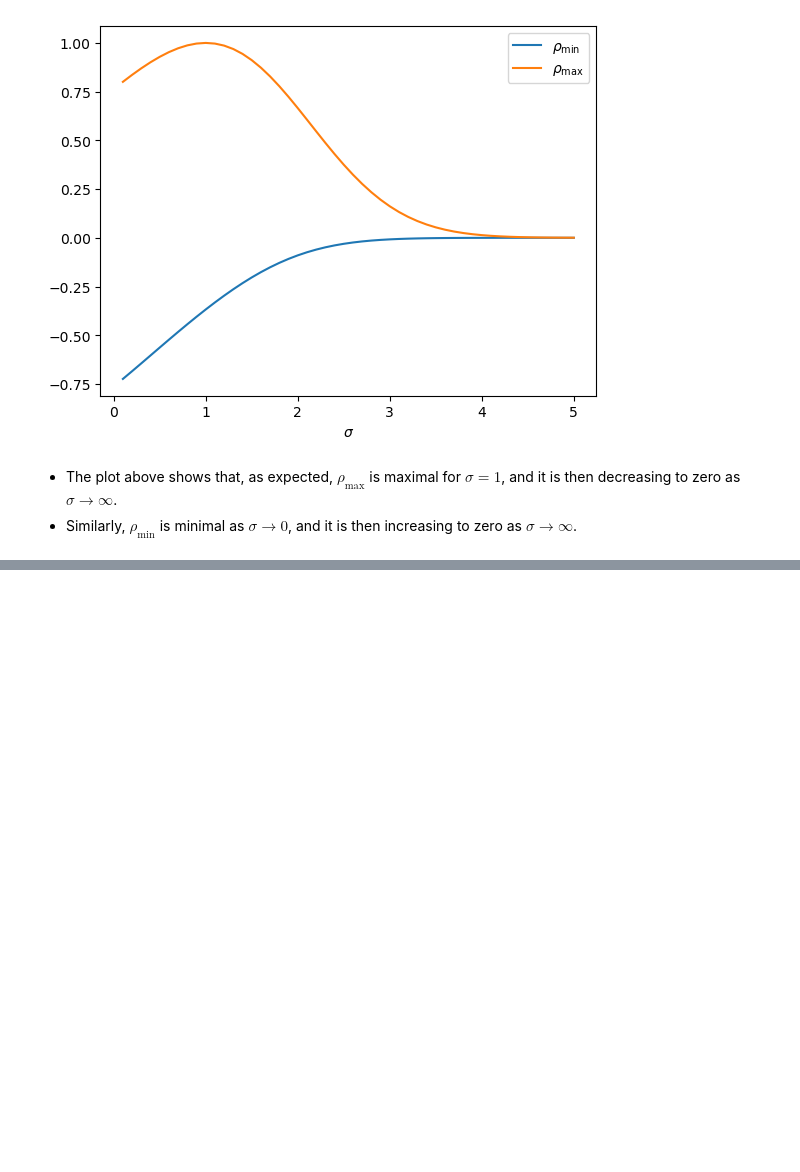
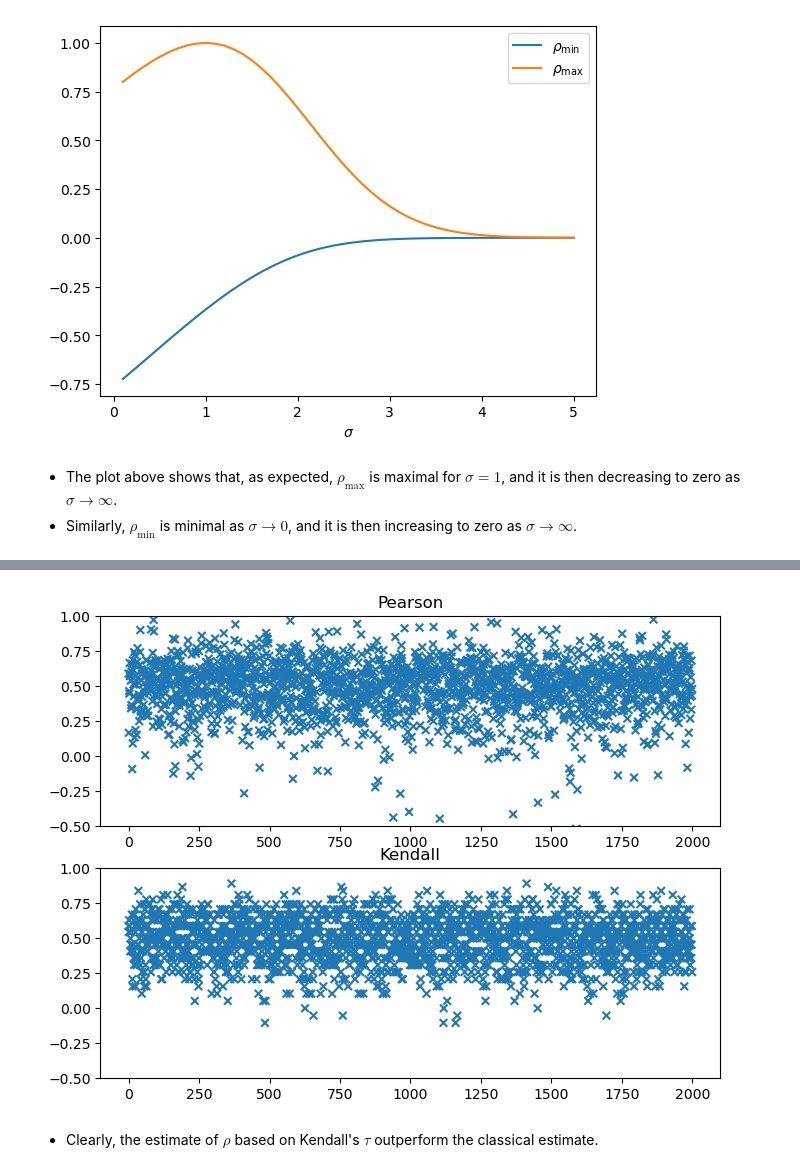
Before and after one commit to yshirai999/CFRM-541-Quantitative-Risk-Management, a Jupyter notebook: H3/H3_Sol.ipynb, the cells around one changed output, grey strips where cells are left out. Drawn from its saved outputs; the diff is of its cells as text; code cells hidden in the pictures; blank space fills up the shorter version.

```diff
--- a/H3/H3_Sol.ipynb
+++ b/H3/H3_Sol.ipynb
@@ -75,0 +143,46 @@ ax.legend()
+# %%
+def PearsonVSKendall(rho: float, n: int, mu: np.ndarray, df = int ) -> np.ndarray:
+    P = [[1, rho], [rho, 1]]
+    X = st.multivariate_t.rvs(loc=mu, shape=P, df=df, size=n, random_state=None)
+    Xtil = st.multivariate_t.rvs(loc=mu, shape=P, df=df, size=n, random_state=None)
+
+    rho_es = np.corrcoef(X[:,0],X[:,1])
+    kendall_es = np.sin(np.pi*np.mean(np.sign( (X[:,0]-Xtil[:,0])*(X[:,1]-Xtil[:,1]) ))/2)
+    return np.array([rho_es[0,1],kendall_es])
+# %%
+N = 2000
+
+def PlotPVSK(N = 2000) -> None:
+    es = []
+    rho = 0.5
+    n = 60
+    mu = [0,0]
+    df = 3
+    lim_u = 1
+    lim_l = -0.5
+    # Fixing random state for reproducibility
+    np.random.seed(10)
+
+    for i in range(N):
+        es.append(PearsonVSKendall(rho = rho, n = n, mu = mu, df = df))
+
+    fig, axs = plt.subplots(2, 1)
+
+    area = [30 for n in range(N)]  # 0 to 15 point radii
+
+    axs[0].scatter(np.array(range(N)), np.array(es)[:,0], s = area, alpha=1, marker='x')
+    axs[0].set_title('Pearson')
+    axs[0].set_ylim(lim_l, lim_u)
+    axs[1].scatter(np.array(range(N)), np.array(es)[:,1], s = area, alpha=1, marker='x')
+    axs[1].set_title('Kendall')
+    axs[1].set_ylim(lim_l, lim_u)
+
+    fig.set_figwidth(8)
+    fig.set_figheight(6)
+    plt.show()
+
+PlotPVSK(N)
+# %% [output]
+[figure, added]
+# %% [markdown]
+- Clearly, the estimate of $\rho$ based on Kendall's $\tau$ outperform the classical estimate.
```
Also changed, not shown: parts of 6 cells of this notebook, 1 other file.
